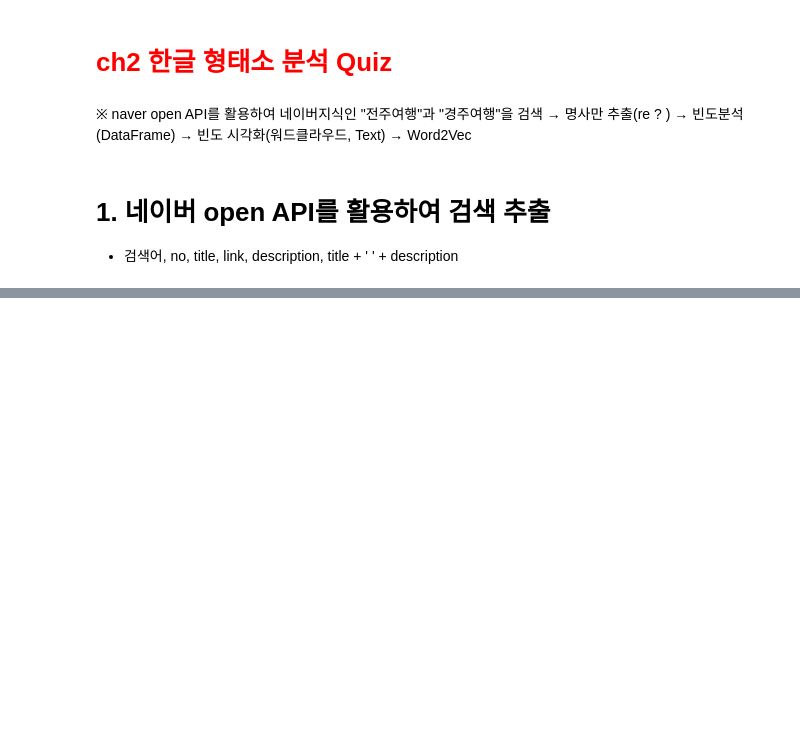
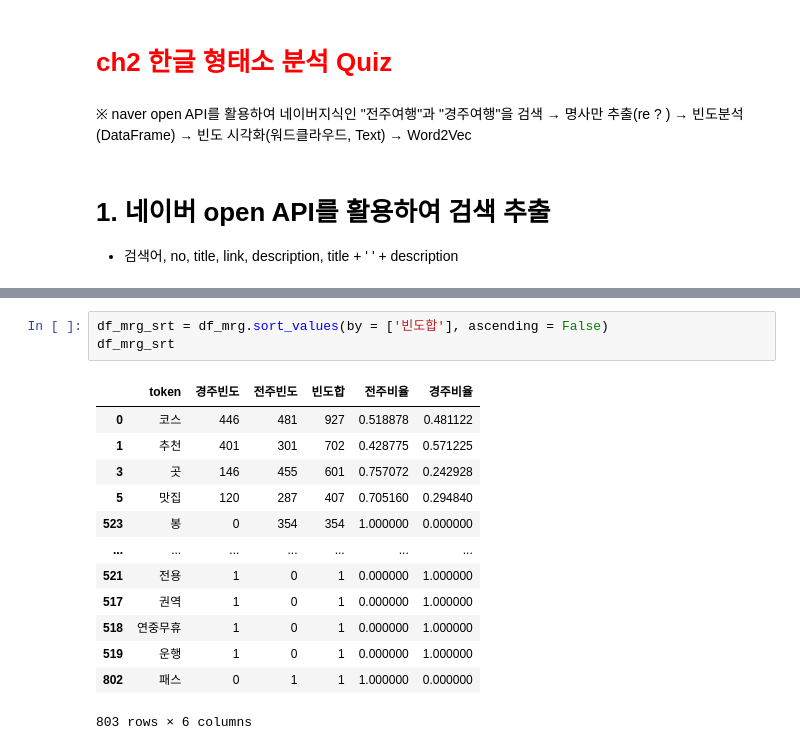
Before and after one commit to yongkoni/ai_x, a Jupyter notebook: source/07_자연어처리/Ch2_한글형태소분석_Quiz.ipynb, the cells around one changed output, grey strips where cells are left out. Drawn from its saved outputs; the diff is of its cells as text; blank space fills up the shorter version.

```diff
--- a/source/07_자연어처리/Ch2_한글형태소분석_Quiz.ipynb
+++ b/source/07_자연어처리/Ch2_한글형태소분석_Quiz.ipynb
@@ -22,0 +485,17 @@ table.dataframe{font-size:12px;}))
+# %%
+df_mrg_srt = df_mrg.sort_values(by = ['빈도합'], ascending = False)
+df_mrg_srt
+# %% [output]
+|  | token | 경주빈도 | 전주빈도 | 빈도합 | 전주비율 | 경주비율 |
+| 0 | 코스 | 446 | 481 | 927 | 0.518878 | 0.481122 |
+| 1 | 추천 | 401 | 301 | 702 | 0.428775 | 0.571225 |
+| 3 | 곳 | 146 | 455 | 601 | 0.757072 | 0.242928 |
+| 5 | 맛집 | 120 | 287 | 407 | 0.705160 | 0.294840 |
+| 523 | 봉 | 0 | 354 | 354 | 1.000000 | 0.000000 |
+| ... | ... | ... | ... | ... | ... | ... |
+| 521 | 전용 | 1 | 0 | 1 | 0.000000 | 1.000000 |
+| 517 | 권역 | 1 | 0 | 1 | 0.000000 | 1.000000 |
+| 518 | 연중무휴 | 1 | 0 | 1 | 0.000000 | 1.000000 |
+| 519 | 운행 | 1 | 0 | 1 | 0.000000 | 1.000000 |
+| 802 | 패스 | 0 | 1 | 1 | 1.000000 | 0.000000 |
+803 rows × 6 columns
```
Also changed, not shown: parts of 63 cells of this notebook, 9 other files.
